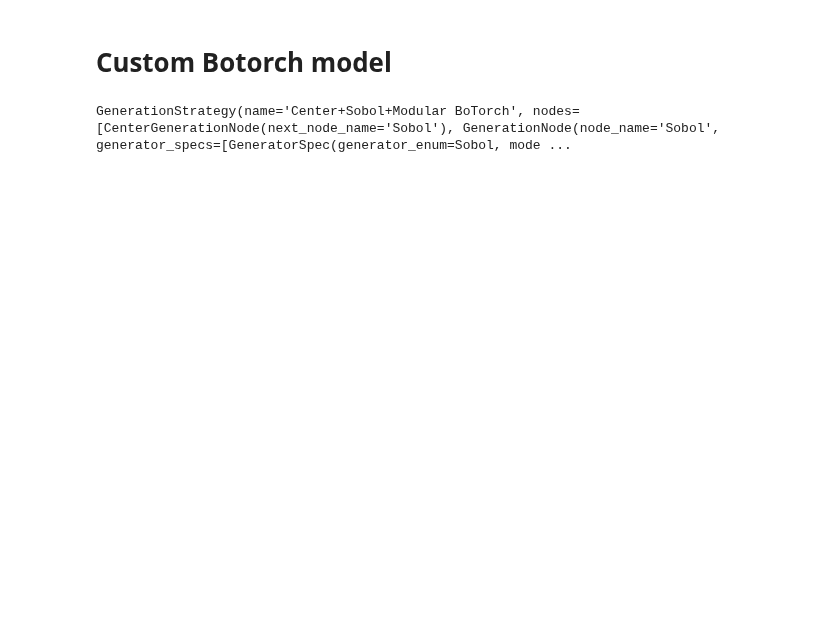
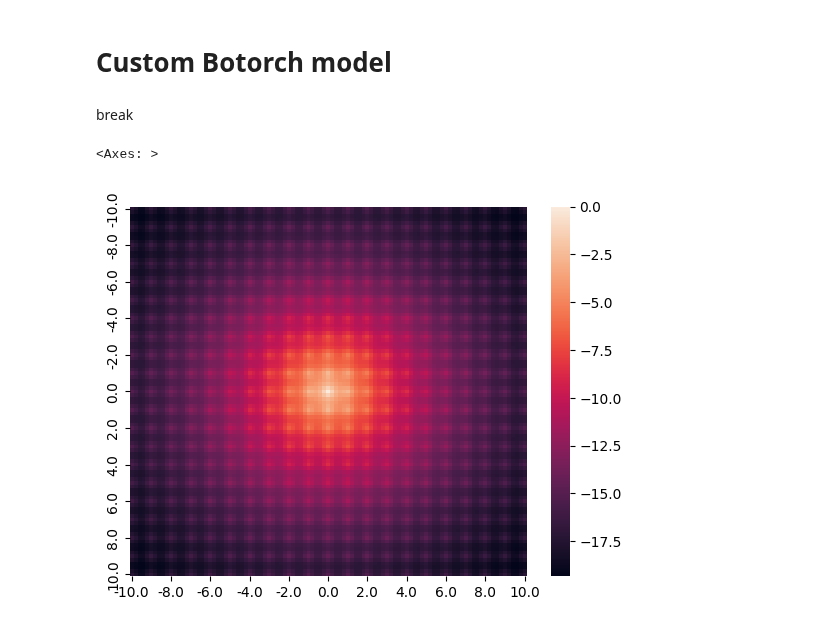
Before and after one commit to Sauciu1/BO-Coli, a Jupyter notebook: notebooks/batch_bayesian_test.ipynb, the cells around one changed output. Drawn from its saved outputs; the diff is of its cells as text; code cells hidden in the pictures; blank space fills up the shorter version.

Commit message:
implemented Ackley grid

```diff
--- a/notebooks/batch_bayesian_test.ipynb
+++ b/notebooks/batch_bayesian_test.ipynb
@@ -225,15 +232,55 @@ SyntaxError: 'break' outside loop (668683560.py, line 1)
 # %% [markdown]
 # Custom Botorch model
+# %% [markdown]
+break
+# %%
+range_parameters = [
+    RangeParameterConfig(
+        name="x1", parameter_type="float", bounds=(-10, 10)
+    ),
+    RangeParameterConfig(
+        name="x2", parameter_type="float", bounds=(-10, 10)
+    )
+]
+
+
+def test_function(x1, x2):
+    # Ackley function (commonly used for optimization benchmarks)
+    a = 20
+    b = 0.2
+    c = 2 * math.pi
+    sum_sq = 0.5 * (x1**2 + x2**2)
+    cos_comp = 0.5 * (math.cos(c * x1) + math.cos(c * x2))
+    ackley_grid = -a * math.exp(-b * math.sqrt(sum_sq)) - math.exp(cos_comp) + a + math.exp(1)
+    return -ackley_grid
+
+
+import numpy as np
+grid = np.linspace(-10, 10, 101)
+x1_grid, x2_grid = np.meshgrid(grid, grid)
+ackley_vals = np.array([test_function(x1, x2) for x1, x2 in zip(x1_grid.ravel(), x2_grid.ravel())]).reshape(x1_grid.shape)
+sns.heatmap(
+    pd.DataFrame(ackley_vals, index=np.round(grid, 2), columns=np.round(grid, 2)),
+    xticklabels=10,
+    yticklabels=10
+)
+# %% [output]
+<Axes: >
+[figure, added]
 # %%
+from ax.benchmark.problems import surrogate
 from ax.generation_strategy.center_generation_node import CenterGenerationNode
 from ax.generation_strategy.transition_criterion import MinTrials
 from ax.generation_strategy.generation_strategy import GenerationStrategy
 from ax.generation_strategy.generation_node import GenerationNode
 from ax.generation_strategy.generator_spec import GeneratorSpec
 from ax.adapter.registry import Generators
+import numpy as np
+from ax.api.client import Client
+from ax.api.configs import RangeParameterConfig
 
 def construct_generation_strategy(
-    generator_spec: GeneratorSpec, node_name: str,
+    generator_spec: GeneratorSpec, node_name: str, transition_trials: int=5
 ) -> GenerationStrategy:
     """Constructs a Center + Sobol + Modular BoTorch `GenerationStrategy`
     using the provided `generator_spec` for the Modular BoTorch node.
@@ -250,9 +297,9 @@ def construct_generation_strategy(
             ),
         ],
         transition_criteria=[
-            # Transition to BoTorch node once there are 5 trials on the experiment.
+            # Transition to BoTorch node once there are `transition_trials` trials on the experiment.
             MinTrials(
-                threshold=5,
+                threshold=transition_trials,
                 transition_to=botorch_node.node_name,
                 use_all_trials_in_exp=True,
             )
@@ -265,11 +312,3 @@ def construct_generation_strategy(
         name=f"Center+Sobol+{node_name}",
         nodes=[center_node, sobol_node, botorch_node]
     )
-
-# Let's construct the simplest version with all defaults.
-construct_generation_strategy(
-    generator_spec=GeneratorSpec(generator_enum=Generators.BOTORCH_MODULAR),
-    node_name="Modular BoTorch",
-)
-# %% [output]
-GenerationStrategy(name='Center+Sobol+Modular BoTorch', nodes=[CenterGenerationNode(next_node_name='Sobol'), GenerationNode(node_name='Sobol', generator_specs=[GeneratorSpec(generator_enum=Sobol, mode ...
```
Also changed, not shown: parts of 18 cells of this notebook, 3 other files.
